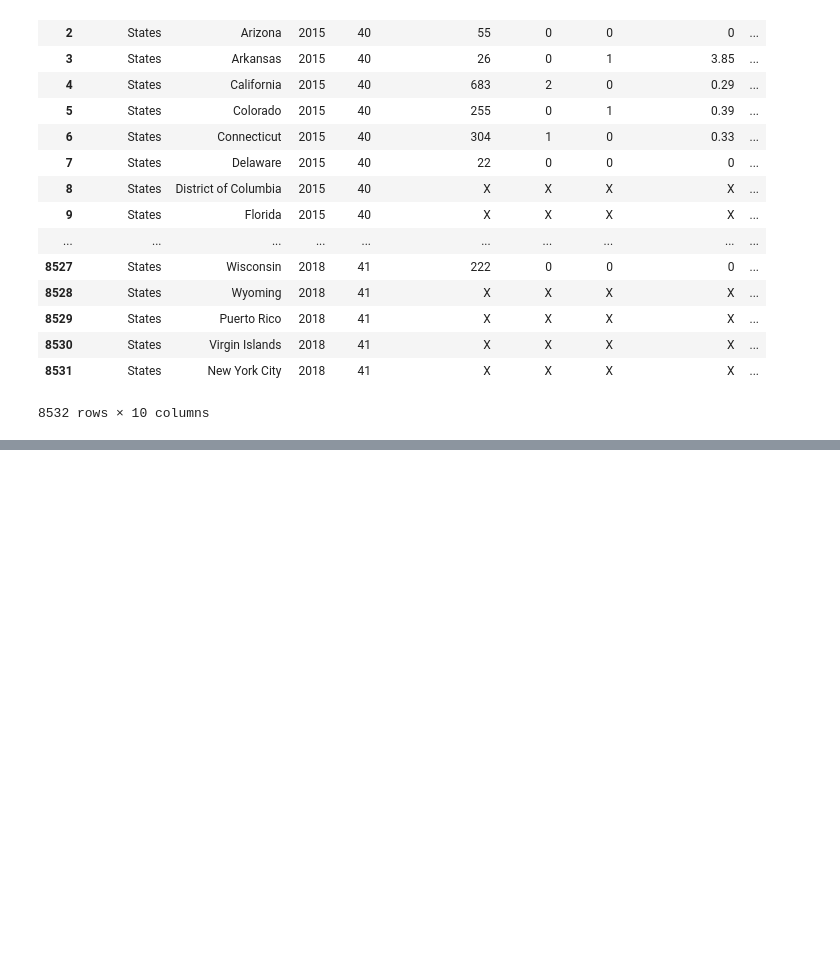
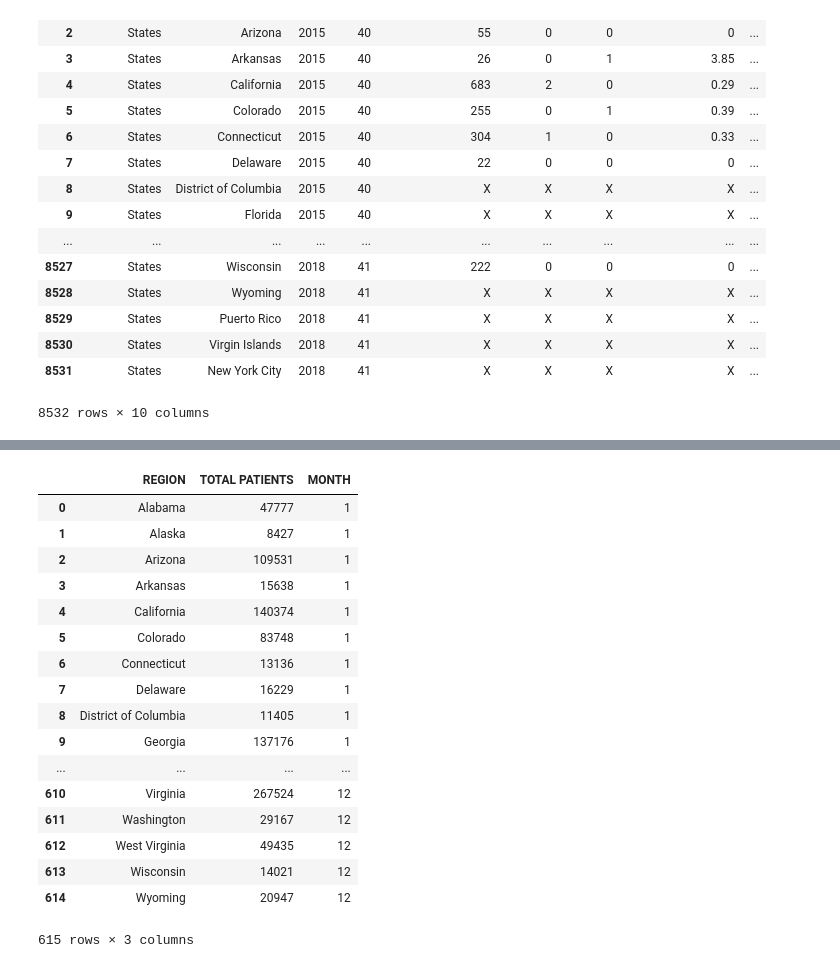
Before and after one commit to spencer-loggia/space_apps_f2018, a Jupyter notebook: kaushik_analysis.ipynb, the cells around one changed output, grey strips where cells are left out. Cells and saved outputs as stored; diff of their text form; code cells hidden in the pictures; blank space fills up the shorter version.

```diff
--- a/kaushik_analysis.ipynb
+++ b/kaushik_analysis.ipynb
@@ -83,0 +179,30 @@ SyntaxError: invalid character in identifier (<ipython-input-183-36e5cee2d740>,
+# %%
+i = 12
+month12_2011 = data_2011[np.logical_and(data_2011['WEEK'] >= (4 * i - 3), data_2011['WEEK'] <= (4 * i))].groupby(['REGION']).sum().drop(['YEAR', 'WEEK', 'TIME'], axis=1).assign(MONTH=i)
+# %%
+frames = [month1_2011, month2_2011, month3_2011, month4_2011, month5_2011, month6_2011, month7_2011, month8_2011, month9_2011, month10_2011, month11_2011, month12_2011]
+# %%
+result = pd.concat(frames)
+# %%
+result.reset_index(level=0, inplace=True)
+# %%
+result
+# %% [output]
+|  | REGION | TOTAL PATIENTS | MONTH |
+| 0 | Alabama | 47777 | 1 |
+| 1 | Alaska | 8427 | 1 |
+| 2 | Arizona | 109531 | 1 |
+| 3 | Arkansas | 15638 | 1 |
+| 4 | California | 140374 | 1 |
+| 5 | Colorado | 83748 | 1 |
+| 6 | Connecticut | 13136 | 1 |
+| 7 | Delaware | 16229 | 1 |
+| 8 | District of Columbia | 11405 | 1 |
+| 9 | Georgia | 137176 | 1 |
+| ... | ... | ... | ... |
+| 610 | Virginia | 267524 | 12 |
+| 611 | Washington | 29167 | 12 |
+| 612 | West Virginia | 49435 | 12 |
+| 613 | Wisconsin | 14021 | 12 |
+| 614 | Wyoming | 20947 | 12 |
+615 rows × 3 columns
```
Also changed, not shown: parts of 20 cells of this notebook, 2 other files.
